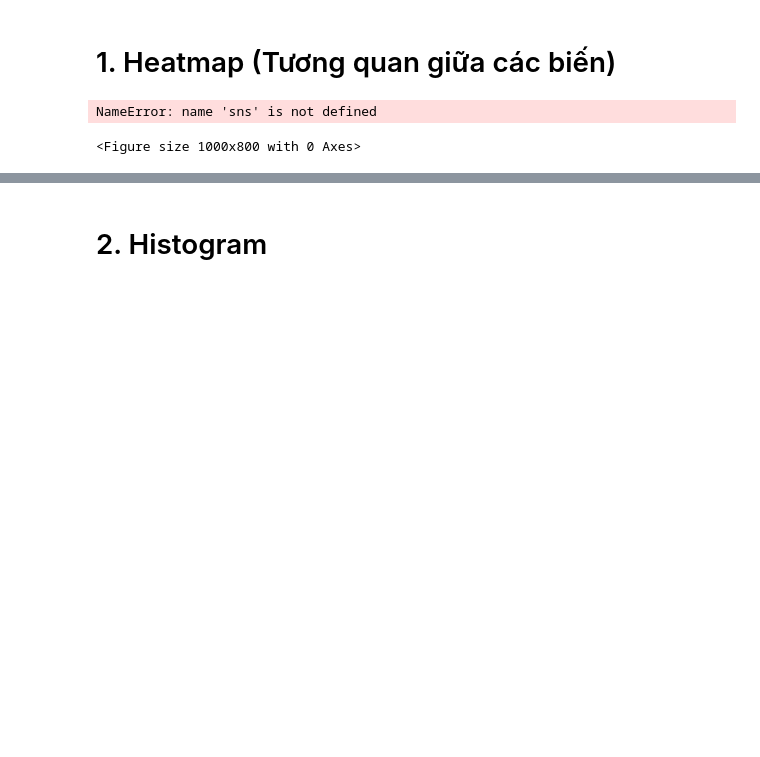
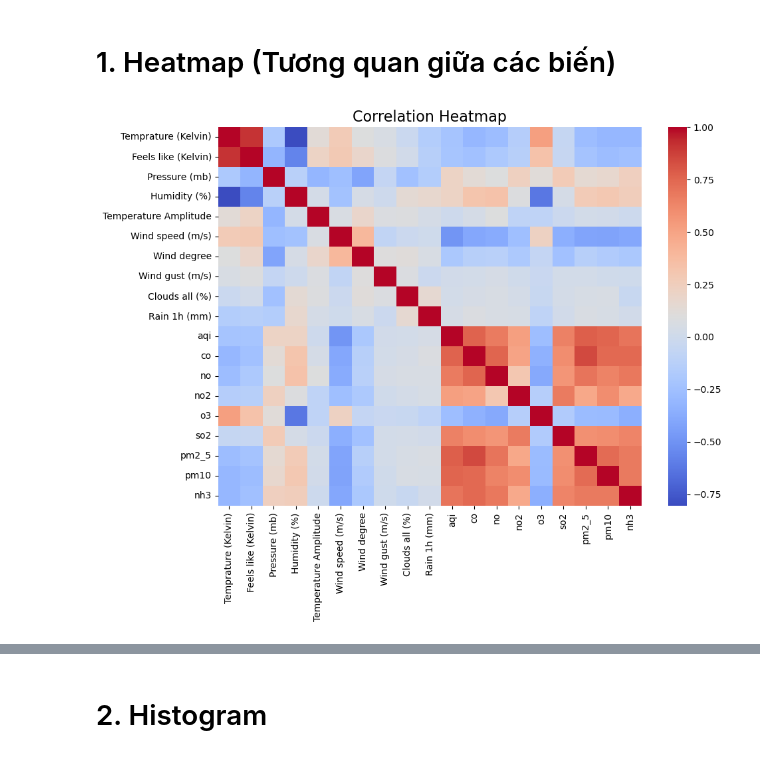
Before and after one commit to Ming3993/Air-pollution-analysis-based-on-weather-conditions-and-air-components-forecasting-pollution-trends, a Jupyter notebook: Pre processing code/Visualization.ipynb, the cells around one changed output, grey strips where cells are left out. Saved outputs shown, nothing was run; the diff lists cells and outputs as text; code cells hidden in the pictures; blank space fills up the shorter version.

```diff
--- a/Pre processing code/Visualization.ipynb
+++ b/Pre processing code/Visualization.ipynb
@@ -19,18 +18,17 @@ data.head(5)
 # %% [markdown]
 # 1. Heatmap (Tương quan giữa các biến)
 # %%
-# Loại bỏ cột 'timestamp' khỏi dữ liệu trước khi vẽ histogram
-columns_to_plot = data.drop(columns=['timestamp'])
+# Loại bỏ cột đầu tiên và 'timestamp' khỏi dữ liệu trước khi vẽ histogram
+columns_to_plot = data.drop(data.columns[[0, data.columns.get_loc('timestamp')]], axis=1)
 
 plt.figure(figsize=(10, 8))
 correlation_matrix = columns_to_plot.corr()
 sns.heatmap(correlation_matrix, fmt=".2f", cmap="coolwarm")
 plt.title('Correlation Heatmap', fontsize=16)
 plt.tight_layout()
 plt.show()
 # %% [output]
-NameError: name 'sns' is not defined
-<Figure size 1000x800 with 0 Axes>
+[figure, added]
 # %% [markdown]
 ## Nhận xét:
 #### 1. Tương quan cao giữa các cột:
```
Also changed, not shown: parts of 3 cells of this notebook.
